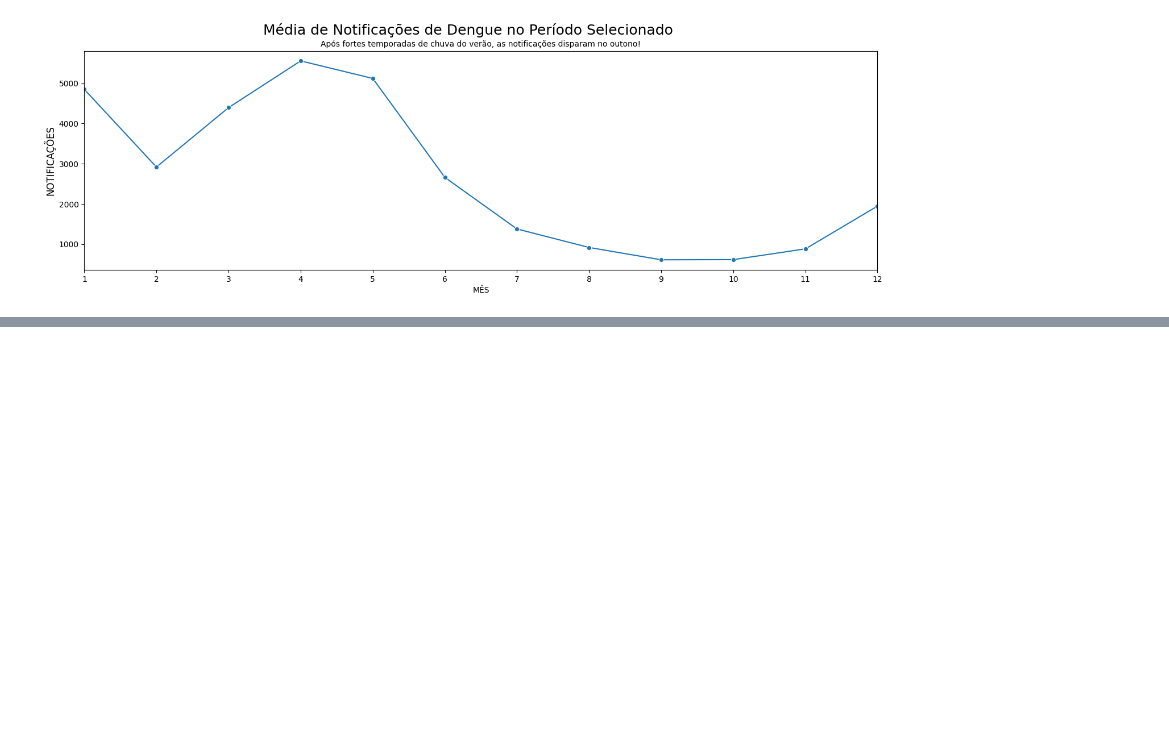
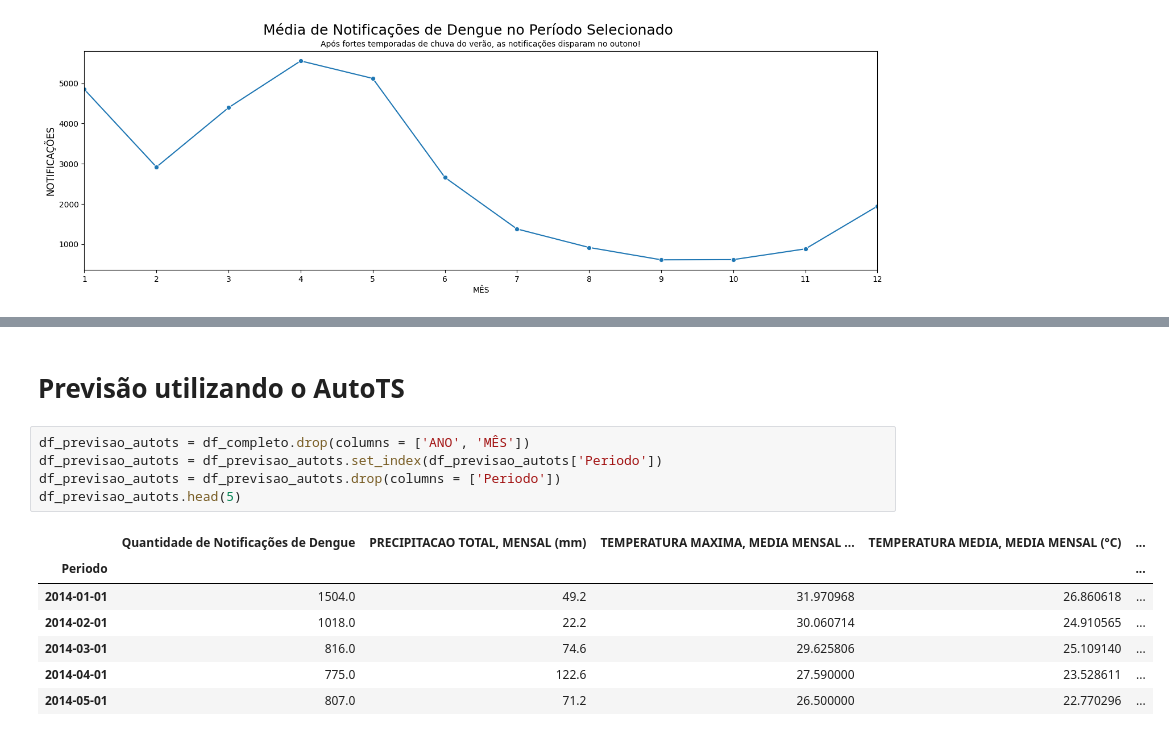
Before and after one commit to jeantorre/projeto_aplicado_MBA, a Jupyter notebook: previsao_dengue_rj.ipynb, the cells around one changed output, grey strips where cells are left out. Drawn from its saved outputs; the diff is of its cells as text; blank space fills up the shorter version.

```diff
--- a/previsao_dengue_rj.ipynb
+++ b/previsao_dengue_rj.ipynb
@@ -531,0 +572,15 @@ ax.set_ylabel('Temperatura', fontsize = 12);
+# %% [markdown]
+# Previsão utilizando o AutoTS
+# %%
+df_previsao_autots = df_completo.drop(columns = ['ANO', 'MÊS'])
+df_previsao_autots = df_previsao_autots.set_index(df_previsao_autots['Periodo'])
+df_previsao_autots = df_previsao_autots.drop(columns = ['Periodo'])
+df_previsao_autots.head(5)
+# %% [output]
+|  | Quantidade de Notificações de Dengue | PRECIPITACAO TOTAL, MENSAL (mm) | TEMPERATURA MAXIMA, MEDIA MENSAL ... | TEMPERATURA MEDIA, MEDIA MENSAL (°C) | ... |
+| Periodo |  |  |  |  | ... |
+| 2014-01-01 | 1504.0 | 49.2 | 31.970968 | 26.860618 | ... |
+| 2014-02-01 | 1018.0 | 22.2 | 30.060714 | 24.910565 | ... |
+| 2014-03-01 | 816.0 | 74.6 | 29.625806 | 25.109140 | ... |
+| 2014-04-01 | 775.0 | 122.6 | 27.590000 | 23.528611 | ... |
+| 2014-05-01 | 807.0 | 71.2 | 26.500000 | 22.770296 | ... |
```
Also changed, not shown: parts of 18 cells of this notebook.
